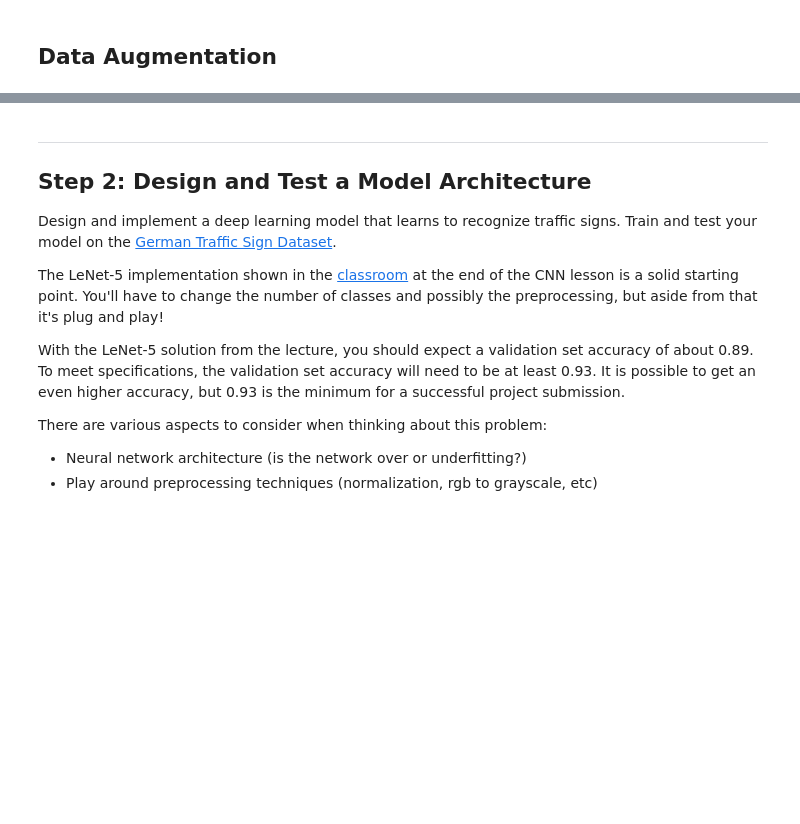
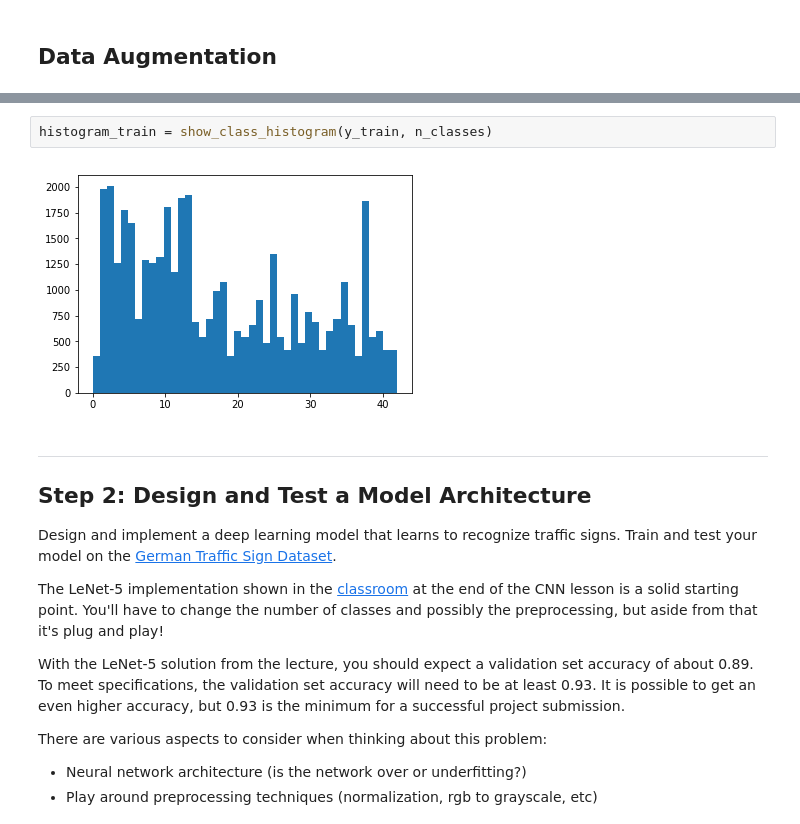
Before and after one commit to arif-makhdzir/SelfDrivingCarND-P2-TrafficSignClassifier, a Jupyter notebook: Traffic_Sign_Classifier.ipynb, the cells around one changed output, grey strips where cells are left out. Drawn from its saved outputs; the diff is of its cells as text; blank space fills up the shorter version.

```diff
--- a/Traffic_Sign_Classifier.ipynb
+++ b/Traffic_Sign_Classifier.ipynb
@@ -161,3 +232,7 @@ for i in range(0,len(y_train)):
+# %%
+histogram_train = show_class_histogram(y_train, n_classes)
+# %% [output]
+[figure, added]
 # %% [markdown]
 ----
 
```
Also changed, not shown: parts of 32 cells of this notebook.
